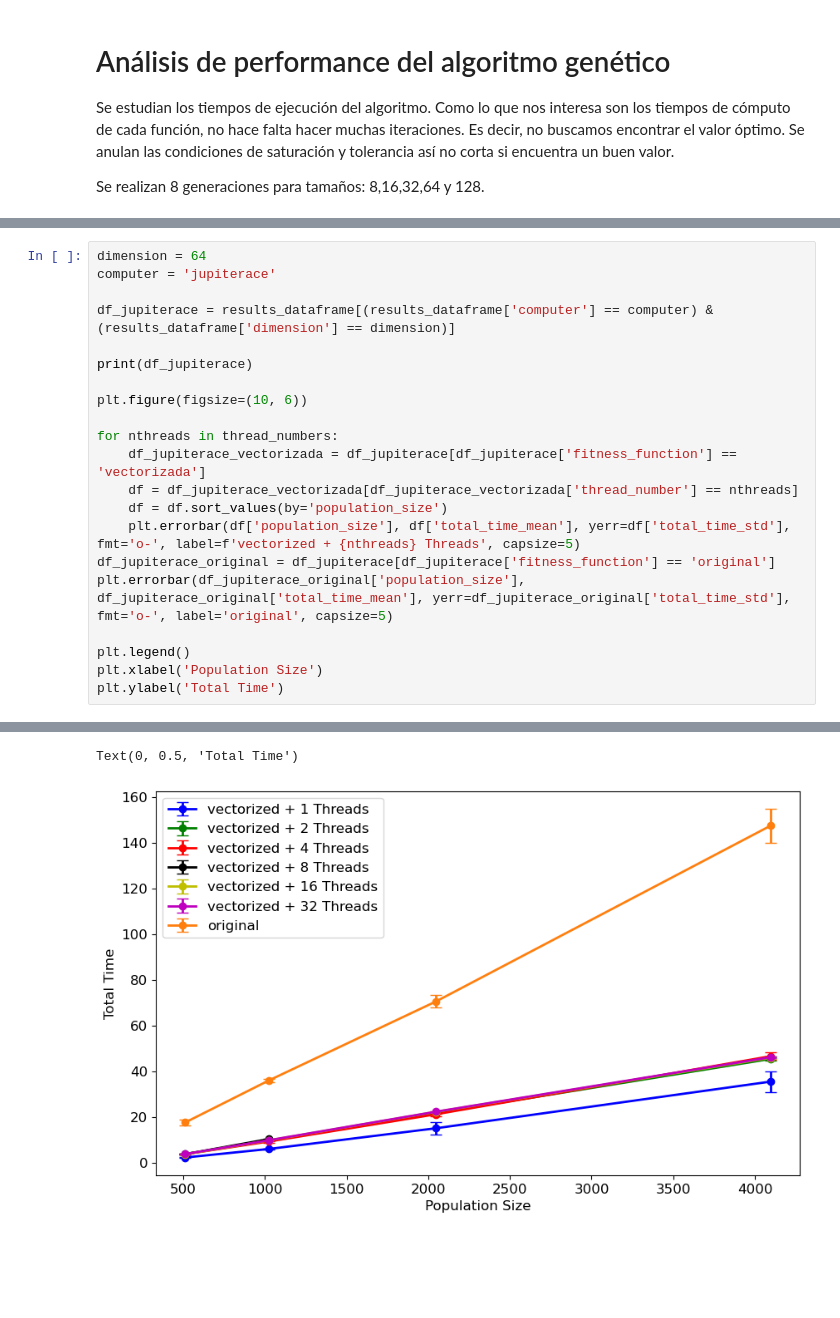
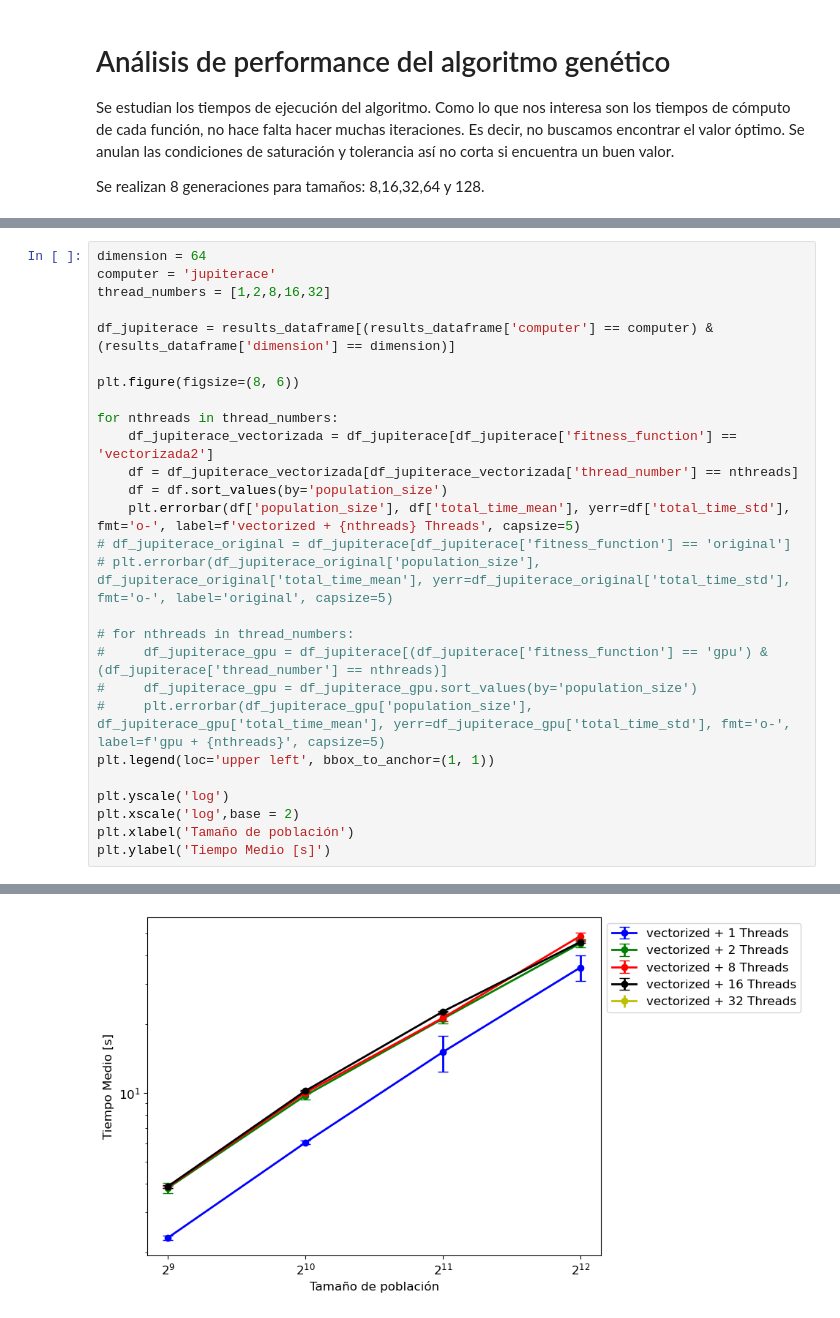
Before and after one commit to sofips/dynamic_ga, a Jupyter notebook: profile_plots.ipynb, the cells around one changed output, grey strips where cells are left out. Cells and saved outputs as stored; diff of their text form; blank space fills up the shorter version.

```diff
--- a/profile_plots.ipynb
+++ b/profile_plots.ipynb
@@ -303,22 +341,28 @@ print(results_dataframe)
 # %%
 dimension = 64
 computer = 'jupiterace'
+thread_numbers = [1,2,8,16,32]
 
 df_jupiterace = results_dataframe[(results_dataframe['computer'] == computer) & (results_dataframe['dimension'] == dimension)]
 
-print(df_jupiterace)
-
-plt.figure(figsize=(10, 6))
+plt.figure(figsize=(8, 6))
 
 for nthreads in thread_numbers:
-    df_jupiterace_vectorizada = df_jupiterace[df_jupiterace['fitness_function'] == 'vectorizada']
+    df_jupiterace_vectorizada = df_jupiterace[df_jupiterace['fitness_function'] == 'vectorizada2']
     df = df_jupiterace_vectorizada[df_jupiterace_vectorizada['thread_number'] == nthreads]
     df = df.sort_values(by='population_size')
     plt.errorbar(df['population_size'], df['total_time_mean'], yerr=df['total_time_std'], fmt='o-', label=f'vectorized + {nthreads} Threads', capsize=5)
-df_jupiterace_original = df_jupiterace[df_jupiterace['fitness_function'] == 'original']
-plt.errorbar(df_jupiterace_original['population_size'], df_jupiterace_original['total_time_mean'], yerr=df_jupiterace_original['total_time_std'], fmt='o-', label='original', capsize=5)
+# df_jupiterace_original = df_jupiterace[df_jupiterace['fitness_function'] == 'original']
+# plt.errorbar(df_jupiterace_original['population_size'], df_jupiterace_original['total_time_mean'], yerr=df_jupiterace_original['total_time_std'], fmt='o-', label='original', capsize=5)
 
-plt.legend()
-plt.xlabel('Population Size')
-plt.ylabel('Total Time')
+# for nthreads in thread_numbers:
+#     df_jupiterace_gpu = df_jupiterace[(df_jupiterace['fitness_function'] == 'gpu') & (df_jupiterace['thread_number'] == nthreads)]
+#     df_jupiterace_gpu = df_jupiterace_gpu.sort_values(by='population_size')
+#     plt.errorbar(df_jupiterace_gpu['population_size'], df_jupiterace_gpu['total_time_mean'], yerr=df_jupiterace_gpu['total_time_std'], fmt='o-', label=f'gpu + {nthreads}', capsize=5)
+plt.legend(loc='upper left', bbox_to_anchor=(1, 1))
+
+plt.yscale('log')
+plt.xscale('log',base = 2)
+plt.xlabel('Tamaño de población')
+plt.ylabel('Tiempo Medio [s]')
 # %% [output]
@@ -342,2 +370 @@ plt.ylabel('Total Time')
-Text(0, 0.5, 'Total Time')
-[figure, old version]
+[figure, new version]
```
Also changed, not shown: parts of 14 cells of this notebook.
